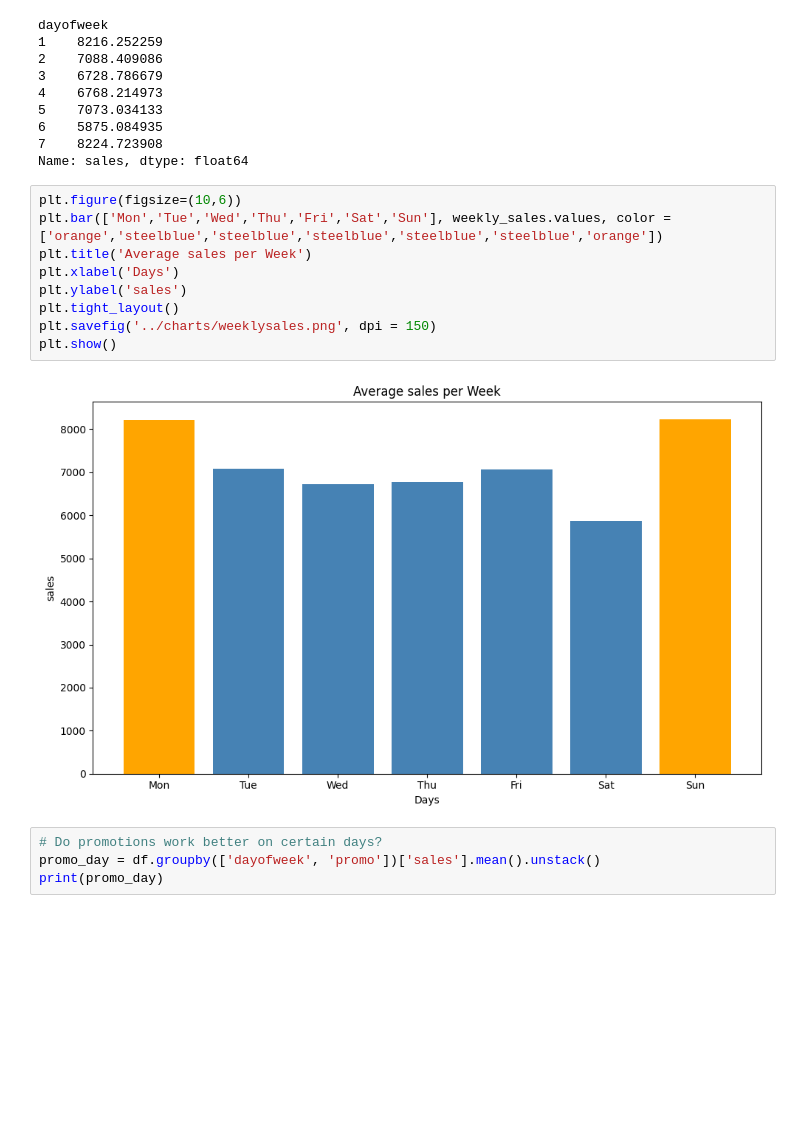
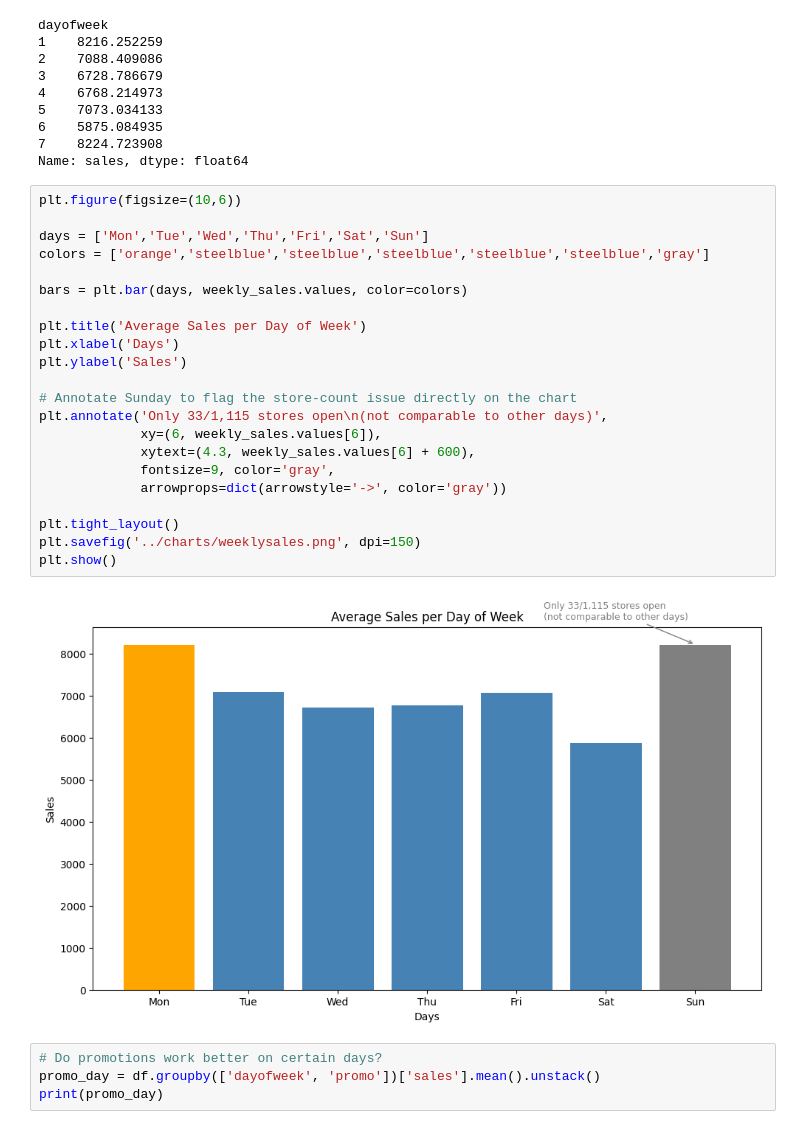
Before and after one commit to maanajipriyanshu/rossmann-performance-insights, a Jupyter notebook: notebooks/02_eda.ipynb, the cells around one changed output. Drawn from its saved outputs; the diff is of its cells as text; blank space fills up the shorter version.

```diff
--- a/notebooks/02_eda.ipynb
+++ b/notebooks/02_eda.ipynb
@@ -220,17 +220,30 @@ dayofweek
 6    5875.084935
 7    8224.723908
 Name: sales, dtype: float64
-# %%
-plt.figure(figsize=(10,6))
-plt.bar(['Mon','Tue','Wed','Thu','Fri','Sat','Sun'], weekly_sales.values, color = ['orange','steelblue','steelblue','steelblue','steelblue','steelblue','orange'])
-plt.title('Average sales per Week')
-plt.xlabel('Days')
-plt.ylabel('sales')
-plt.tight_layout()
-plt.savefig('../charts/weeklysales.png', dpi = 150)
-plt.show()
-# %% [output]
-[figure, removed]
+# %%
+plt.figure(figsize=(10,6))
+
+days = ['Mon','Tue','Wed','Thu','Fri','Sat','Sun']
+colors = ['orange','steelblue','steelblue','steelblue','steelblue','steelblue','gray']
+
+bars = plt.bar(days, weekly_sales.values, color=colors)
+
+plt.title('Average Sales per Day of Week')
+plt.xlabel('Days')
+plt.ylabel('Sales')
+
+# Annotate Sunday to flag the store-count issue directly on the chart
+plt.annotate('Only 33/1,115 stores open\n(not comparable to other days)',
+             xy=(6, weekly_sales.values[6]),
+             xytext=(4.3, weekly_sales.values[6] + 600),
+             fontsize=9, color='gray',
+             arrowprops=dict(arrowstyle='->', color='gray'))
+
+plt.tight_layout()
+plt.savefig('../charts/weeklysales.png', dpi=150)
+plt.show()
+# %% [output]
+[figure, added]
 # %%
 # Do promotions work better on certain days?
 promo_day = df.groupby(['dayofweek', 'promo'])['sales'].mean().unstack()
```
Also changed, not shown: 1 other file.
